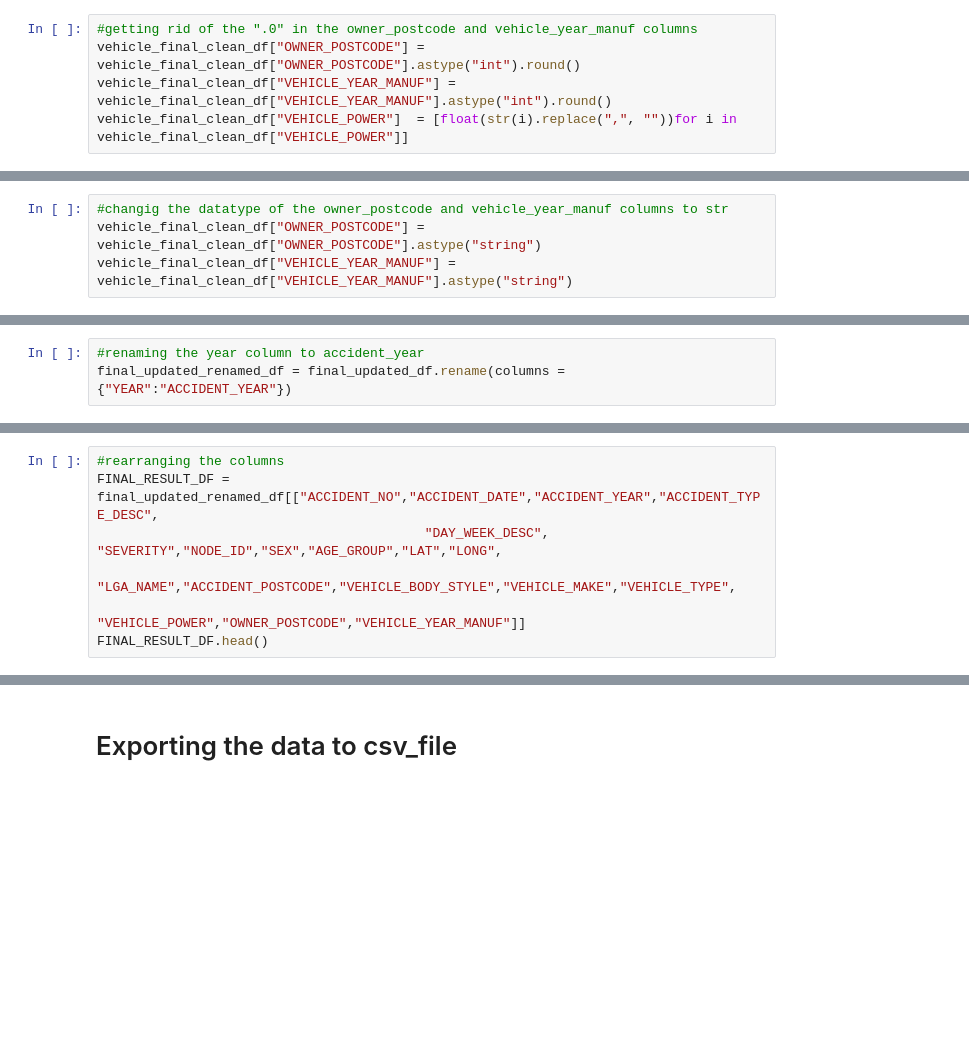
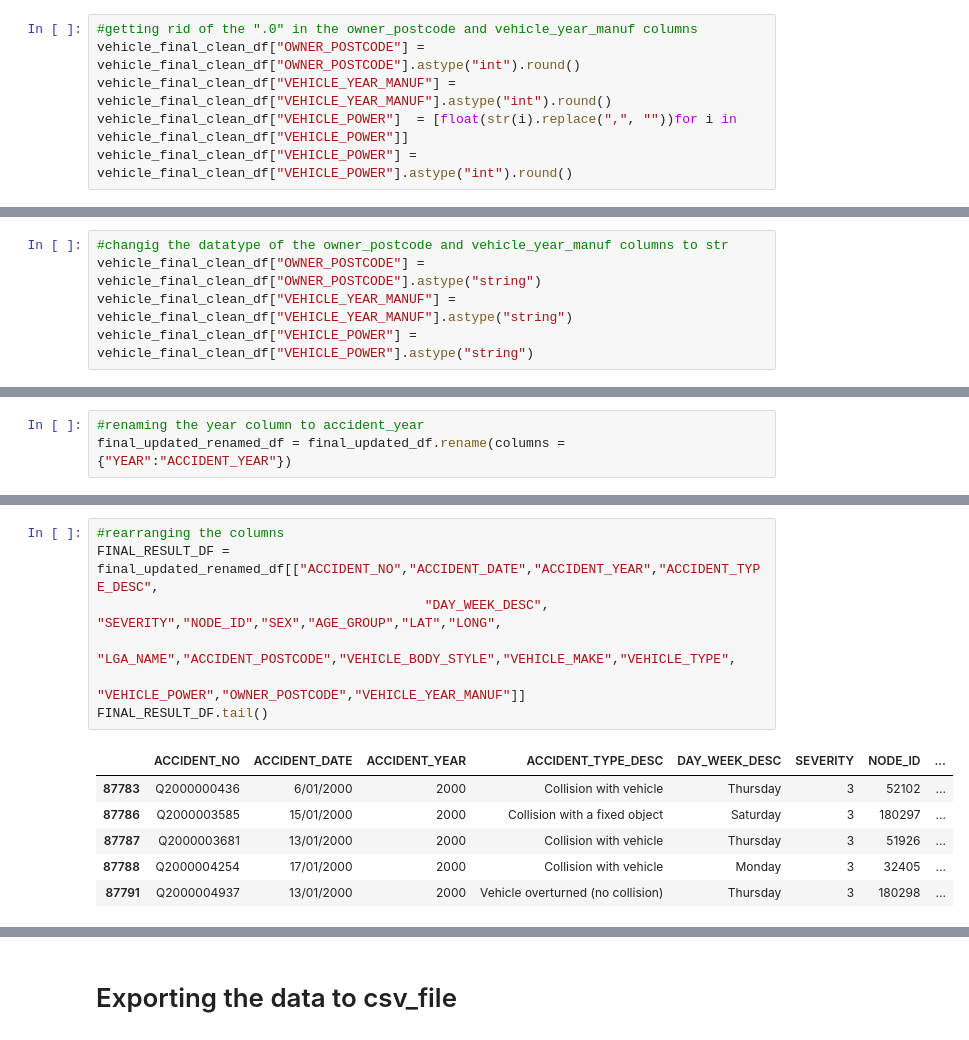
Before and after one commit to amcl11/victorian-car-accident-dashboard, a Jupyter notebook: AU_Accidents.ipynb, the cells around one changed output, grey strips where cells are left out. Saved outputs shown, nothing was run; the diff lists cells and outputs as text; blank space fills up the shorter version.

Commit message:
changed vehicle power to whole numbers

```diff
--- a/AU_Accidents.ipynb
+++ b/AU_Accidents.ipynb
@@ -169,3 +547,4 @@ vehicle_final_clean_df.isnull().sum()
 vehicle_final_clean_df["OWNER_POSTCODE"] = vehicle_final_clean_df["OWNER_POSTCODE"].astype("int").round()
 vehicle_final_clean_df["VEHICLE_YEAR_MANUF"] = vehicle_final_clean_df["VEHICLE_YEAR_MANUF"].astype("int").round()
 vehicle_final_clean_df["VEHICLE_POWER"]  = [float(str(i).replace(",", ""))for i in vehicle_final_clean_df["VEHICLE_POWER"]]
+vehicle_final_clean_df["VEHICLE_POWER"] = vehicle_final_clean_df["VEHICLE_POWER"].astype("int").round()
@@ -173,3 +573,4 @@ vehicle_final_clean_df["VEHICLE_POWER"]  = [float(str(i).replace(",", ""))for i
 #changig the datatype of the owner_postcode and vehicle_year_manuf columns to str
 vehicle_final_clean_df["OWNER_POSTCODE"] = vehicle_final_clean_df["OWNER_POSTCODE"].astype("string")
 vehicle_final_clean_df["VEHICLE_YEAR_MANUF"] = vehicle_final_clean_df["VEHICLE_YEAR_MANUF"].astype("string")
+vehicle_final_clean_df["VEHICLE_POWER"] = vehicle_final_clean_df["VEHICLE_POWER"].astype("string")
@@ -233,9 +788,16 @@ final_updated_renamed_df.head()
 # %%
 #rearranging the columns
 FINAL_RESULT_DF = final_updated_renamed_df[["ACCIDENT_NO","ACCIDENT_DATE","ACCIDENT_YEAR","ACCIDENT_TYPE_DESC",
                                           "DAY_WEEK_DESC", "SEVERITY","NODE_ID","SEX","AGE_GROUP","LAT","LONG",
                                            "LGA_NAME","ACCIDENT_POSTCODE","VEHICLE_BODY_STYLE","VEHICLE_MAKE","VEHICLE_TYPE",
                                            "VEHICLE_POWER","OWNER_POSTCODE","VEHICLE_YEAR_MANUF"]]
-FINAL_RESULT_DF.head()
+FINAL_RESULT_DF.tail()
+# %% [output]
+|  | ACCIDENT_NO | ACCIDENT_DATE | ACCIDENT_YEAR | ACCIDENT_TYPE_DESC | DAY_WEEK_DESC | SEVERITY | NODE_ID | ... |
+| 87783 | Q2000000436 | 6/01/2000 | 2000 | Collision with vehicle | Thursday | 3 | 52102 | ... |
+| 87786 | Q2000003585 | 15/01/2000 | 2000 | Collision with a fixed object | Saturday | 3 | 180297 | ... |
+| 87787 | Q2000003681 | 13/01/2000 | 2000 | Collision with vehicle | Thursday | 3 | 51926 | ... |
+| 87788 | Q2000004254 | 17/01/2000 | 2000 | Collision with vehicle | Monday | 3 | 32405 | ... |
+| 87791 | Q2000004937 | 13/01/2000 | 2000 | Vehicle overturned (no collision) | Thursday | 3 | 180298 | ... |
 # %%
 FINAL_RESULT_DF.info()
```
Also changed, not shown: parts of 54 cells of this notebook, 1 other file.
